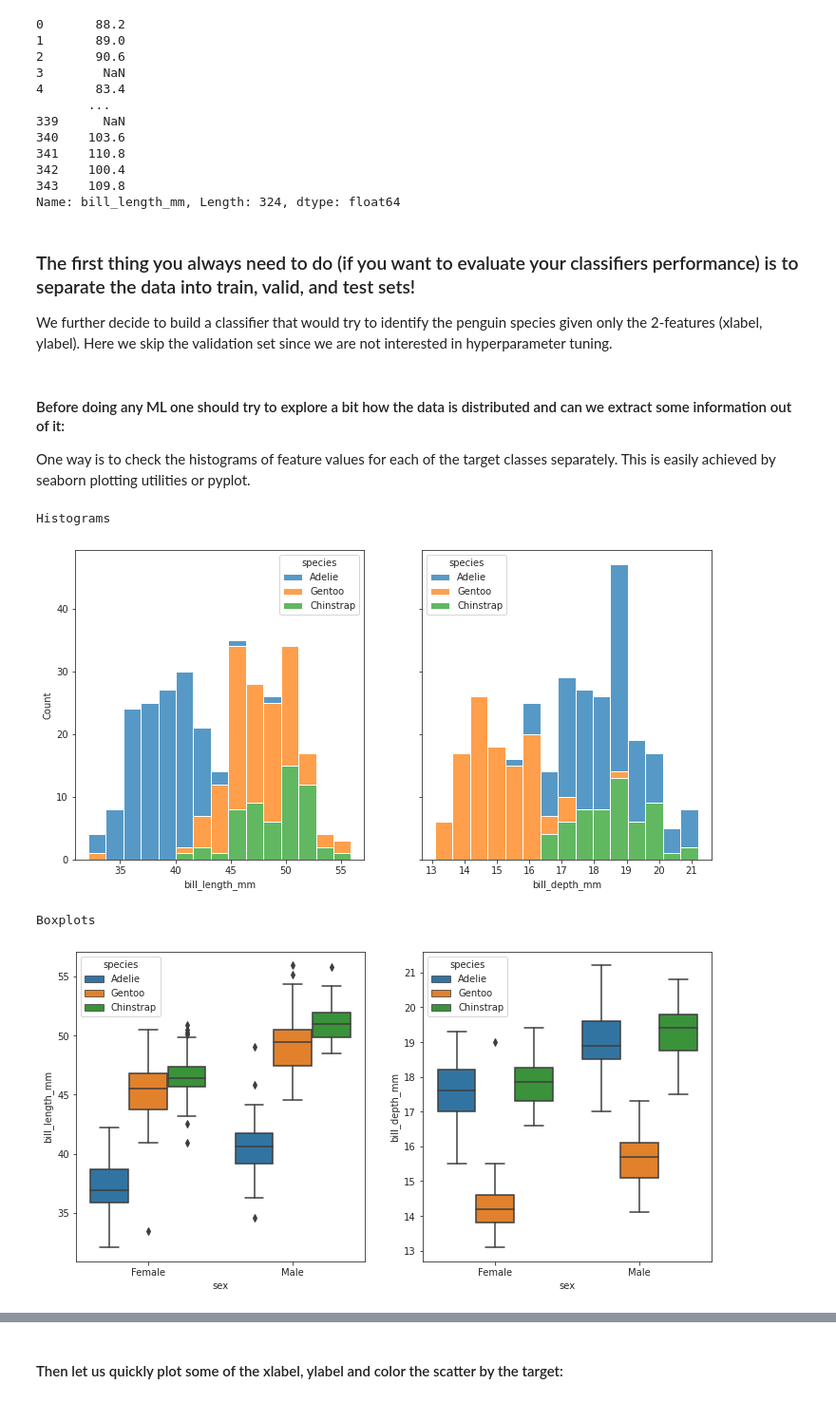
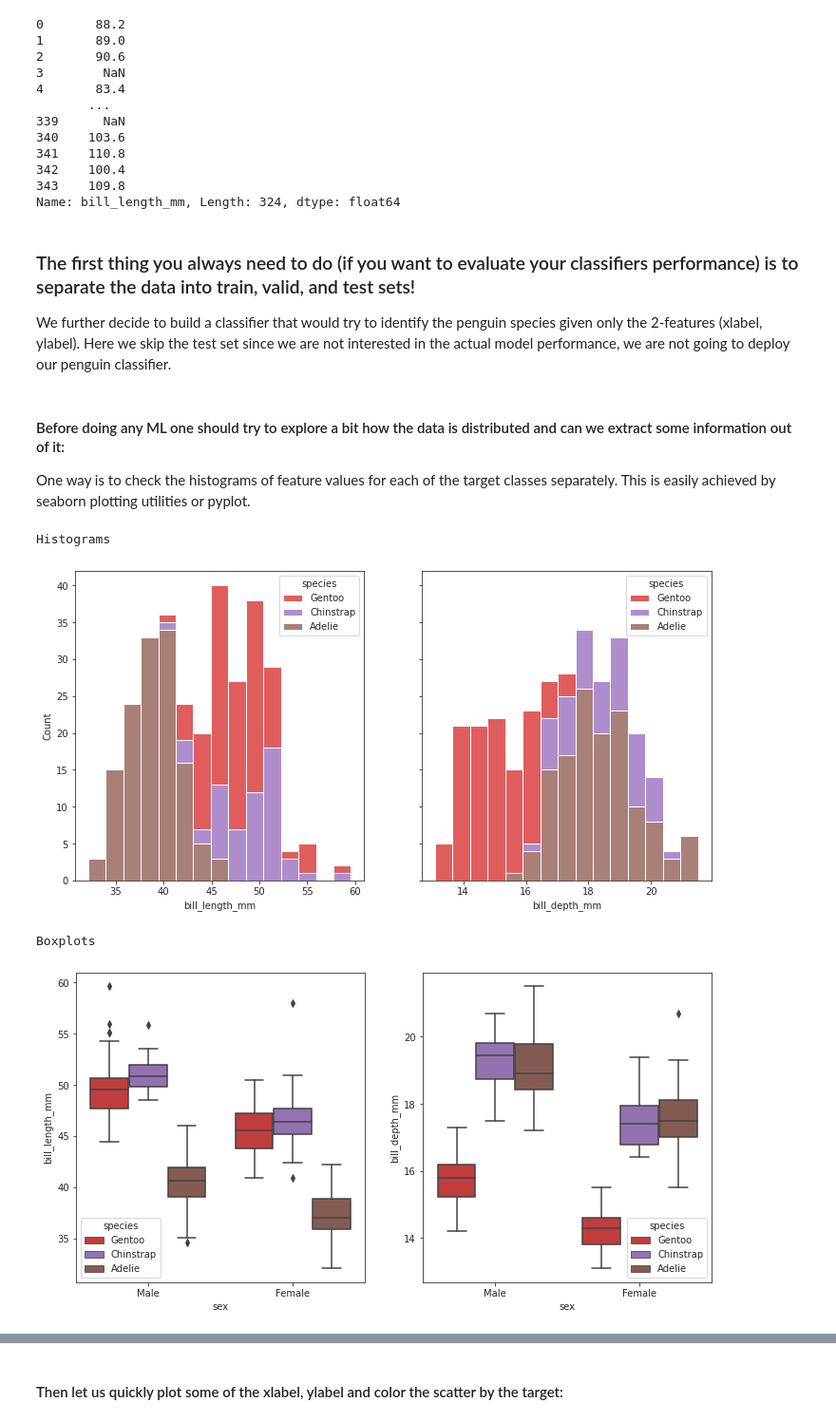
Before and after one commit to topiko/MLcourseMaterial, a Jupyter notebook: Basics/MLbasics.ipynb, the cells around one changed output, grey strips where cells are left out. Shown at 95% size. Cells and saved outputs as stored; diff of their text form; code cells hidden in the pictures.

```diff
--- a/Basics/MLbasics.ipynb
+++ b/Basics/MLbasics.ipynb
@@ -248,14 +250,14 @@ Name: bill_length_mm, Length: 324, dtype: float64
 # %% [markdown]
 ### The first thing you always need to do (if you want to evaluate your classifiers performance) is to separate the data into train, valid, and test sets!
 
-We further decide to build a classifier that would try to identify the penguin species given only the 2-features (xlabel, ylabel). Here we skip the validation set since we are not interested in hyperparameter tuning.
+We further decide to build a classifier that would try to identify the penguin species given only the 2-features (xlabel, ylabel). Here we skip the test set since we are not interested in the actual model performance, we are not going to deploy our penguin classifier.
 # %%
 target = 'species'
 xlabel = 'bill_length_mm'
 ylabel = 'bill_depth_mm'
 
 # shuffle the data and pad rows that have missing values.
-data = data.sample(frac=1).fillna(method='pad')
+data = data.sample(frac=1).dropna() # fillna(method='pad')
 X = data.drop(columns=[target])
 X = X.loc[:, [xlabel, ylabel]]
 y = data.species
@@ -273,22 +275,23 @@ One way is to check the histograms of feature values for each of the target clas
 # %%
 way_kw = "stack"  #'layer' #
 nbins = 15
+penguin_palette = {sp:'C{}'.format(i+3) for i, sp in enumerate(y_train.unique())}
 
 _, axarr = plt.subplots(1,2, sharey=True)
 print('Histograms')
 for c, ax in zip(X_train.columns, axarr):
-    _ = sns.histplot(X_train, x=c, hue=y_train, multiple=way_kw, hue_order=y_train.unique(), ax=ax, bins=nbins)
+    _ = sns.histplot(X_train, x=c, hue=y_train, multiple=way_kw, hue_order=y_train.unique(), ax=ax, bins=nbins, palette=penguin_palette)
 plt.show()
 
 _, axarr = plt.subplots(1,2)
 print('Boxplots')
 for c, ax in zip(X_train.columns, axarr):
-    _ = sns.boxplot(data=X_train, x=data.loc[X_train.index, 'sex'], hue=y_train, y=c, ax=ax) #, multiple=way_kw, hue_order=y_train.unique(), ax=ax, bins=nbins)
+    _ = sns.boxplot(data=X_train, x=data.loc[X_train.index, 'sex'], hue=y_train, y=c, ax=ax, palette=penguin_palette) #, multiple=way_kw, hue_order=y_train.unique(), ax=ax, bins=nbins)
 # %% [output]
 Histograms
-[figure, old version]
+[figure, new version]
 Boxplots
-[figure, old version]
+[figure, new version]
 # %%
 X_train, y_train
 # %% [output]
```
Also changed, not shown: parts of 17 cells of this notebook.
